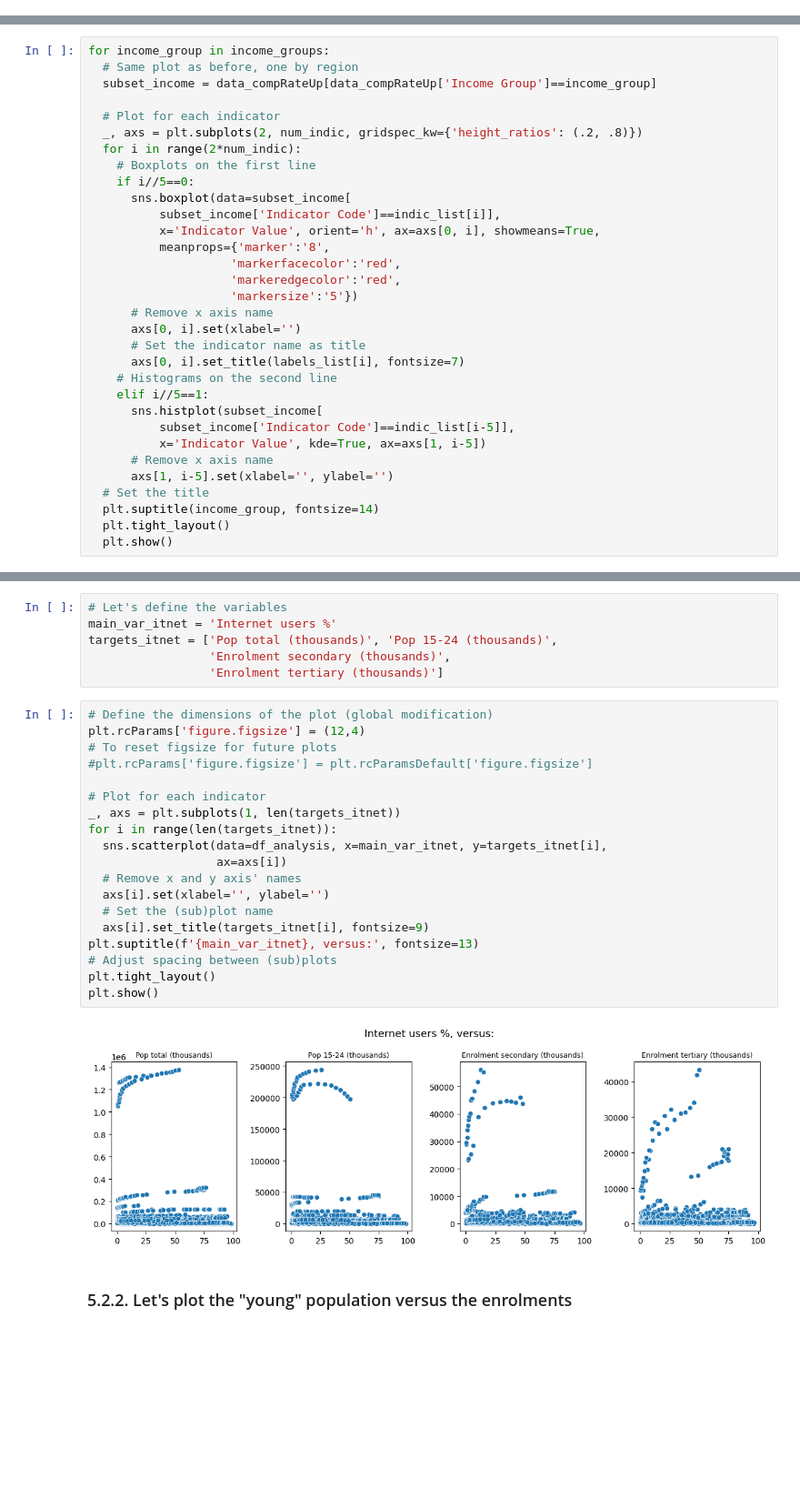
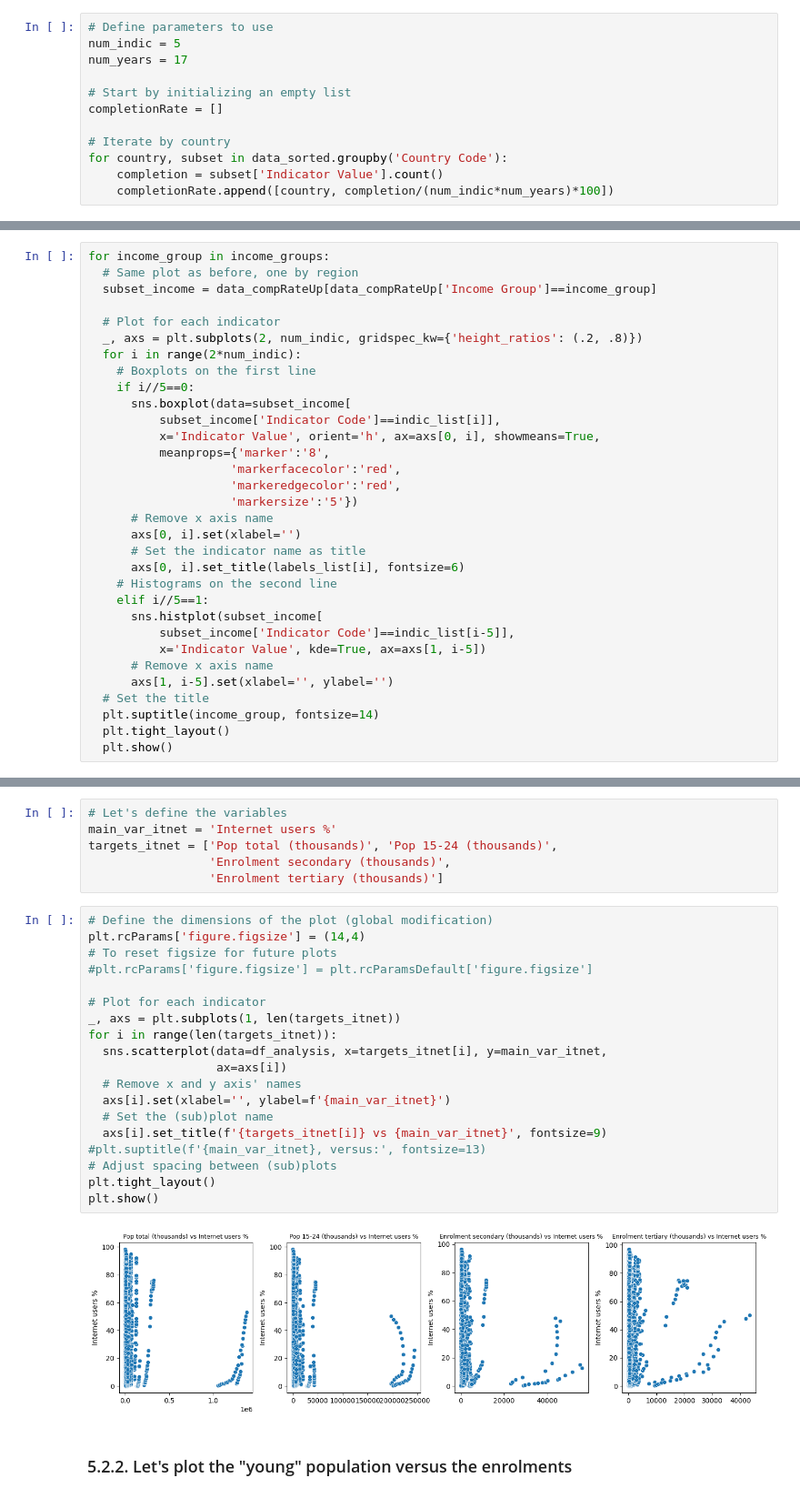
Before and after one commit to 64FC/Openclassrooms_DataScientist, a Jupyter notebook: Projet_1/WordBank_Education_Statistics.ipynb, the cells around one changed output, grey strips where cells are left out. Shown at 91% size. Cells and saved outputs as stored; diff of their text form; blank space fills up the shorter version.

```diff
--- a/Projet_1/WordBank_Education_Statistics.ipynb
+++ b/Projet_1/WordBank_Education_Statistics.ipynb
@@ -1482,3 +1427,15 @@ for country in data_sorted['Country Code'].unique():
+# %%
+# Define parameters to use
+num_indic = 5
+num_years = 17
+
+# Start by initializing an empty list
+completionRate = []
+
+# Iterate by country
+for country, subset in data_sorted.groupby('Country Code'):
+    completion = subset['Indicator Value'].count()
+    completionRate.append([country, completion/(num_indic*num_years)*100])
 # %%
 # Let's create a dataframe, and rename the columns
 completionRate_df = pd.DataFrame(completionRate, index=None,
@@ -1667,7 +1623,7 @@ for income_group in income_groups:
       # Remove x axis name
       axs[0, i].set(xlabel='')
       # Set the indicator name as title
-      axs[0, i].set_title(labels_list[i], fontsize=7)
+      axs[0, i].set_title(labels_list[i], fontsize=6)
     # Histograms on the second line
     elif i//5==1:
       sns.histplot(subset_income[
@@ -1976,25 +1945,25 @@ targets_itnet = ['Pop total (thousands)', 'Pop 15-24 (thousands)',
                  'Enrolment tertiary (thousands)']
 # %%
 # Define the dimensions of the plot (global modification)
-plt.rcParams['figure.figsize'] = (12,4)
+plt.rcParams['figure.figsize'] = (14,4)
 # To reset figsize for future plots
 #plt.rcParams['figure.figsize'] = plt.rcParamsDefault['figure.figsize']
 
 # Plot for each indicator
 _, axs = plt.subplots(1, len(targets_itnet))
 for i in range(len(targets_itnet)):
-  sns.scatterplot(data=df_analysis, x=main_var_itnet, y=targets_itnet[i],
+  sns.scatterplot(data=df_analysis, x=targets_itnet[i], y=main_var_itnet,
                   ax=axs[i])
   # Remove x and y axis' names
-  axs[i].set(xlabel='', ylabel='')
+  axs[i].set(xlabel='', ylabel=f'{main_var_itnet}')
   # Set the (sub)plot name
-  axs[i].set_title(targets_itnet[i], fontsize=9)
-plt.suptitle(f'{main_var_itnet}, versus:', fontsize=13)
+  axs[i].set_title(f'{targets_itnet[i]} vs {main_var_itnet}', fontsize=9)
+#plt.suptitle(f'{main_var_itnet}, versus:', fontsize=13)
 # Adjust spacing between (sub)plots
 plt.tight_layout()
 plt.show()
 # %% [output]
-[figure, old version]
+[figure, new version]
 # %% [markdown]
 ### 5.2.2. Let's plot the "young" population versus the enrolments
 # %%
```
Also changed, not shown: parts of 88 cells of this notebook.
